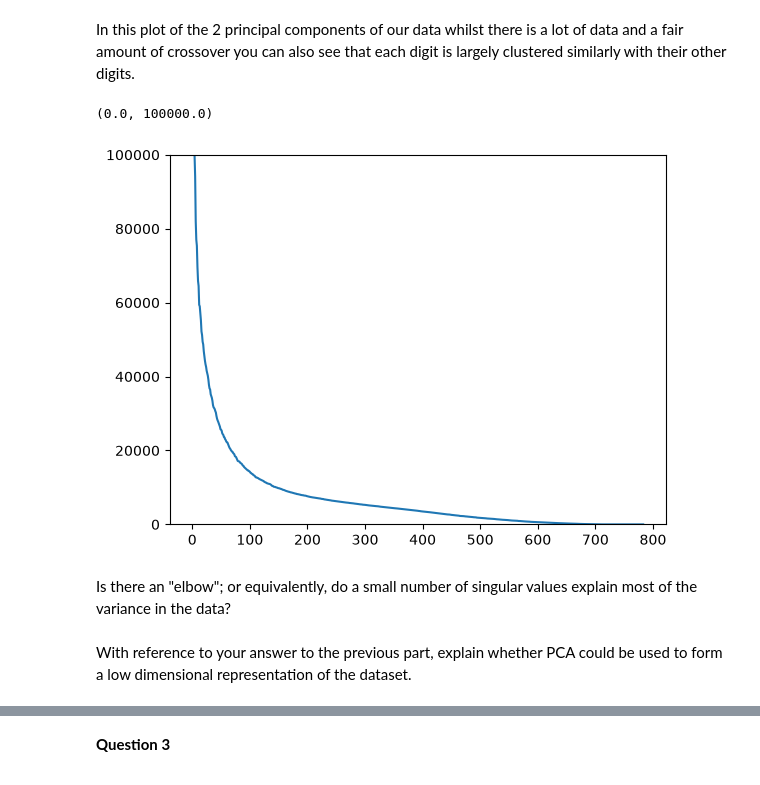
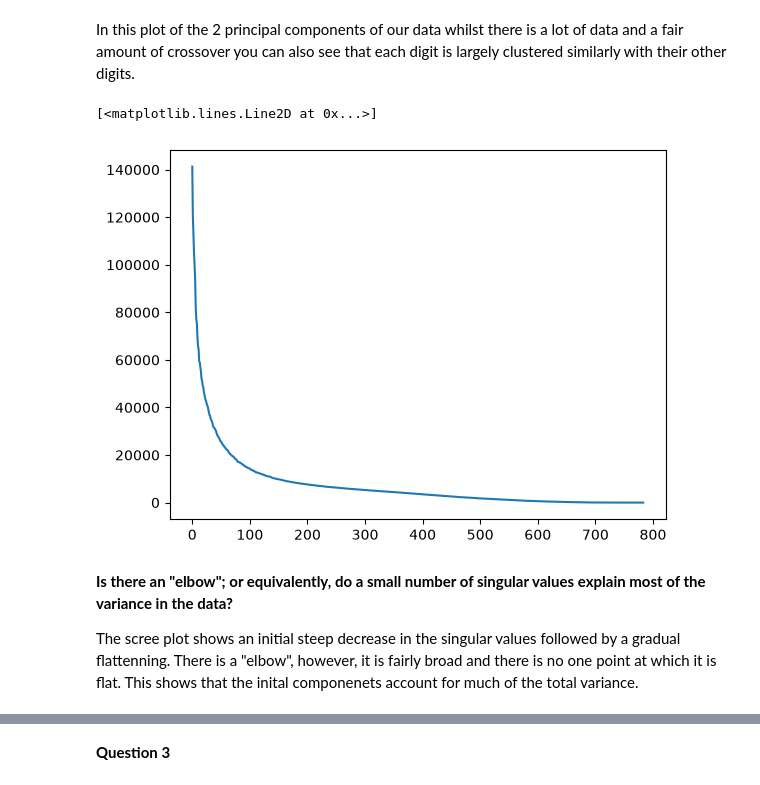
Before and after one commit to Otto-gits/Maths-of-AI, a Jupyter notebook: Assignment 2.ipynb, the cells around one changed output, grey strips where cells are left out. Saved outputs shown, nothing was run; the diff lists cells and outputs as text; code cells hidden in the pictures.

```diff
--- a/Assignment 2.ipynb
+++ b/Assignment 2.ipynb
@@ -9,21 +9,18 @@
 First we import our needed packages and load the data
 # %%
 import torch
-import math
-import torch.nn.functional as F
+from torch import nn, optim
 from torchvision import datasets, transforms
 import matplotlib.pyplot as plt
 
+
 transform = transforms.Compose([transforms.ToTensor(),
                                 transforms.Normalize(mean=0.5, std=1.0)])
-train_dataset = datasets.MNIST(root='../data', train=True,
-                               download=True, transform=transform)
-test_dataset = datasets.MNIST(root='../data', train=False,
-                              download=True, transform=transform)
+dataset = datasets.MNIST(root='../data', download=True, transform=transform)
 # %% [markdown]
 We then transform our tensors to be the correct size (60000, 784) and also centre the columns of X.
 # %%
-X = train_dataset.data.float().reshape(len(train_dataset), -1)
+X = dataset.data.float().reshape(len(dataset), -1)
 column_means = X.mean(dim=0, keepdim=True)
 X -= column_means
 print(X.shape)
@@ -77,11 +73,10 @@ plt.show()
 In this plot of the 2 principal components of our data whilst there is a lot of data and a fair amount of crossover you can also see that each digit is largely clustered similarly with their other digits.
 # %%
 plt.plot(S)
-plt.ylim([0, 100000])
 # %% [output]
-(0.0, 100000.0)
+[<matplotlib.lines.Line2D at 0x...>]
-[figure, old version]
+[figure, new version]
-# %% [markdown]
-Is there an "elbow"; or equivalently, do a small number of singular values explain most of the variance in the data?
-# %% [markdown]
-With reference to your answer to the previous part, explain whether PCA could be used to form a low dimensional representation of the dataset.
+# %% [markdown]
+**Is there an "elbow"; or equivalently, do a small number of singular values explain most of the variance in the data?**
+
+The scree plot shows an initial steep decrease in the singular values followed by a gradual flattenning. There is a "elbow", however, it is fairly broad and there is no one point at which it is flat. This shows that the inital componenets account for much of the total variance.
```
Also changed, not shown: parts of 4 cells of this notebook.
